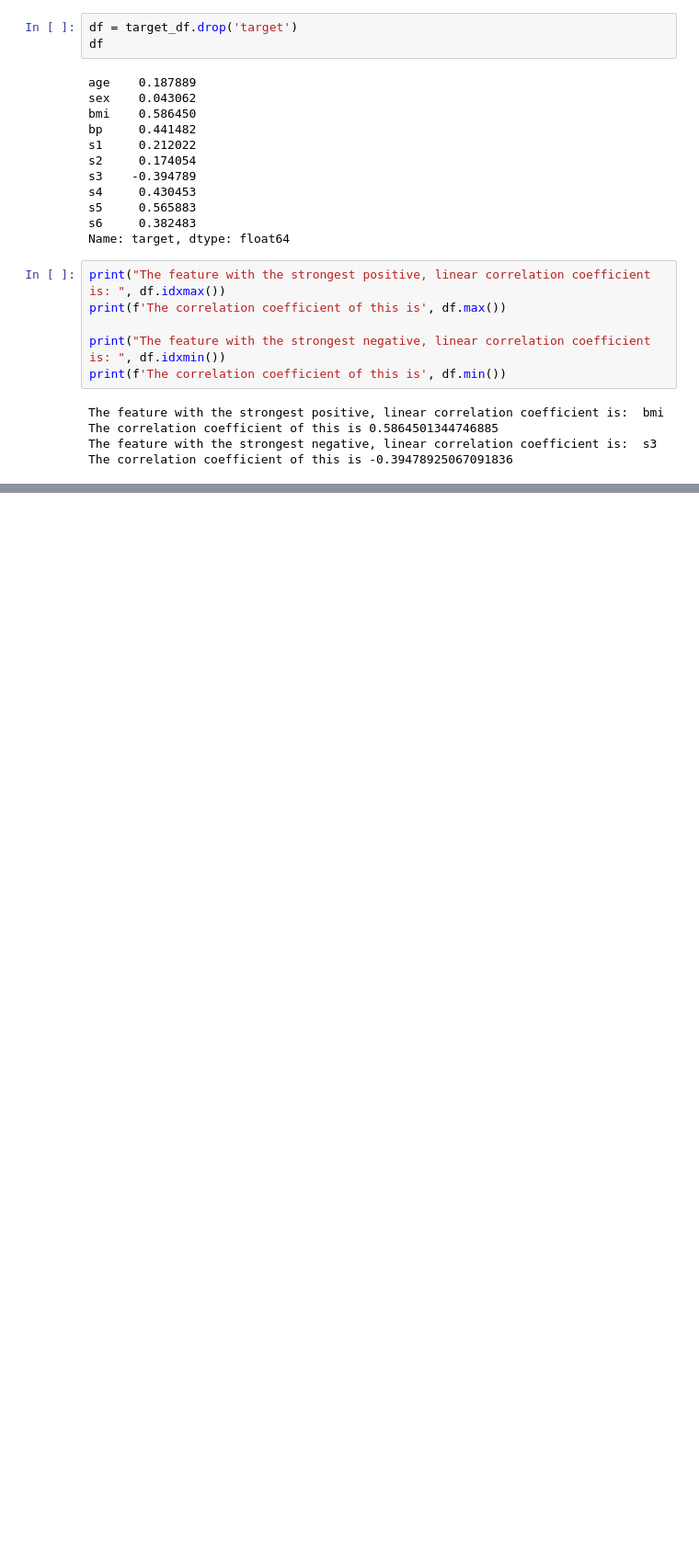
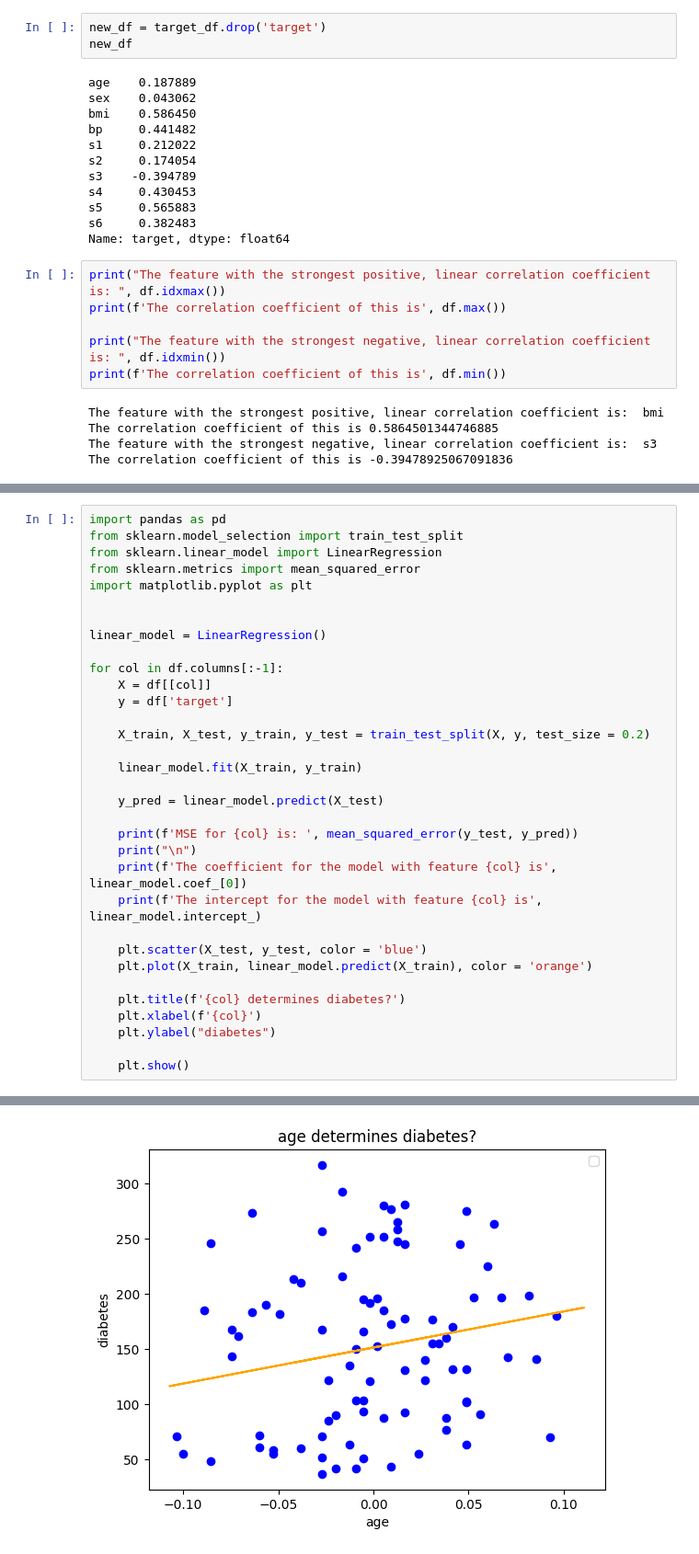
Before and after one commit to krishananth4/CSCI183-HW2, a Jupyter notebook: CSCI_183_HW_2.ipynb, the cells around one changed output, grey strips where cells are left out. Shown at 92% size. Saved outputs shown, nothing was run; the diff lists cells and outputs as text; blank space fills up the shorter version.

Commit message:
performed linear regression on each feature, calcuted MSE, displayed scatter plots

```diff
--- a/CSCI_183_HW_2.ipynb
+++ b/CSCI_183_HW_2.ipynb
@@ -52,8 +60,8 @@ s6        0.382483
 target    1.000000
 Name: target, dtype: float64
 # %%
-df = target_df.drop('target')
-df
+new_df = target_df.drop('target')
+new_df
 # %% [output]
 age    0.187889
 sex    0.043062
@@ -79,0 +94,34 @@ The correlation coefficient of this is -0.39478925067091836
+# %%
+import pandas as pd
+from sklearn.model_selection import train_test_split
+from sklearn.linear_model import LinearRegression
+from sklearn.metrics import mean_squared_error
+import matplotlib.pyplot as plt
+
+
+linear_model = LinearRegression()
+
+for col in df.columns[:-1]:
+    X = df[[col]]
+    y = df['target']
+
+    X_train, X_test, y_train, y_test = train_test_split(X, y, test_size = 0.2)
+
+    linear_model.fit(X_train, y_train)
+
+    y_pred = linear_model.predict(X_test)
+
+    print(f'MSE for {col} is: ', mean_squared_error(y_test, y_pred))
+    print("\n")
+    print(f'The coefficient for the model with feature {col} is', linear_model.coef_[0])
+    print(f'The intercept for the model with feature {col} is', linear_model.intercept_)
+
+    plt.scatter(X_test, y_test, color = 'blue')
+    plt.plot(X_train, linear_model.predict(X_train), color = 'orange')
+
+    plt.title(f'{col} determines diabetes?')
+    plt.xlabel(f'{col}')
+    plt.ylabel("diabetes")
+
+    plt.show()
+# %% [output]
@@ -79,0 +133 @@ The correlation coefficient of this is -0.39478925067091836
+[figure, added]
```
Also changed, not shown: parts of 6 cells of this notebook.
